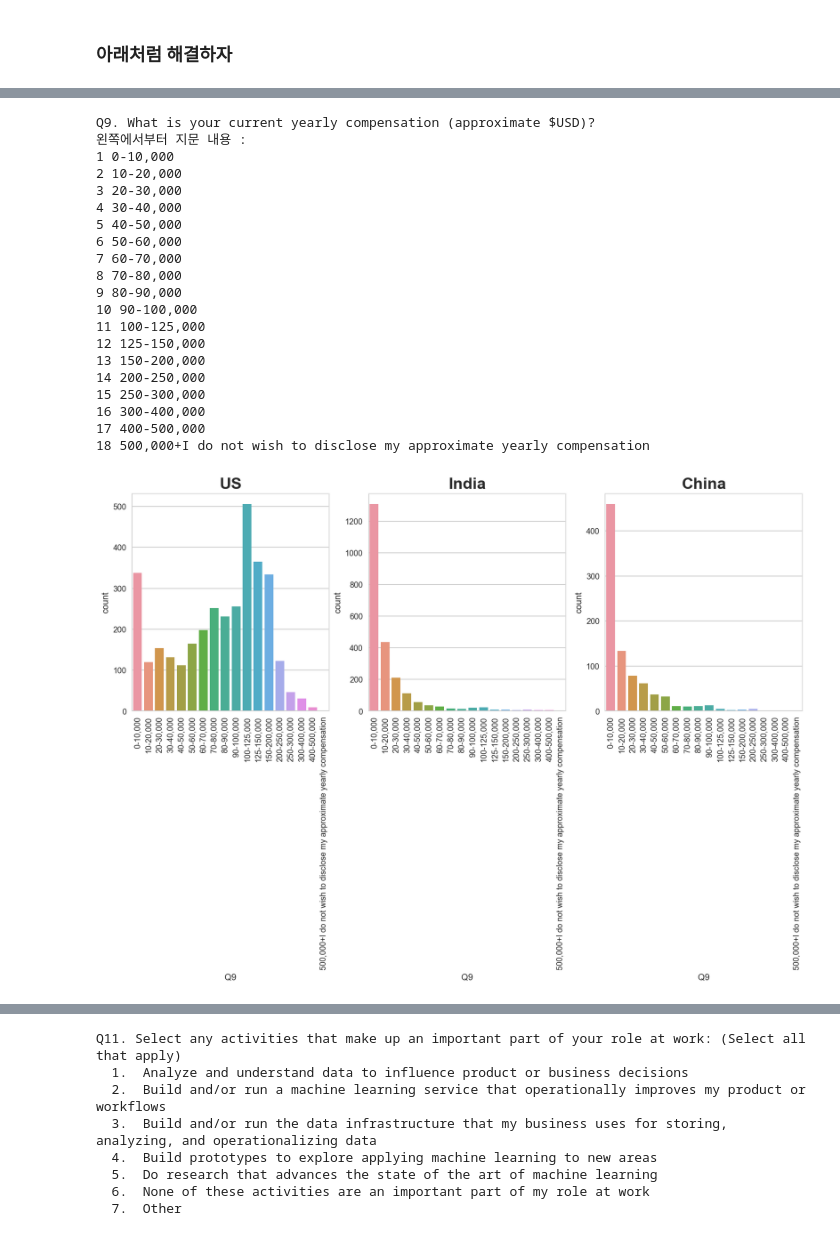
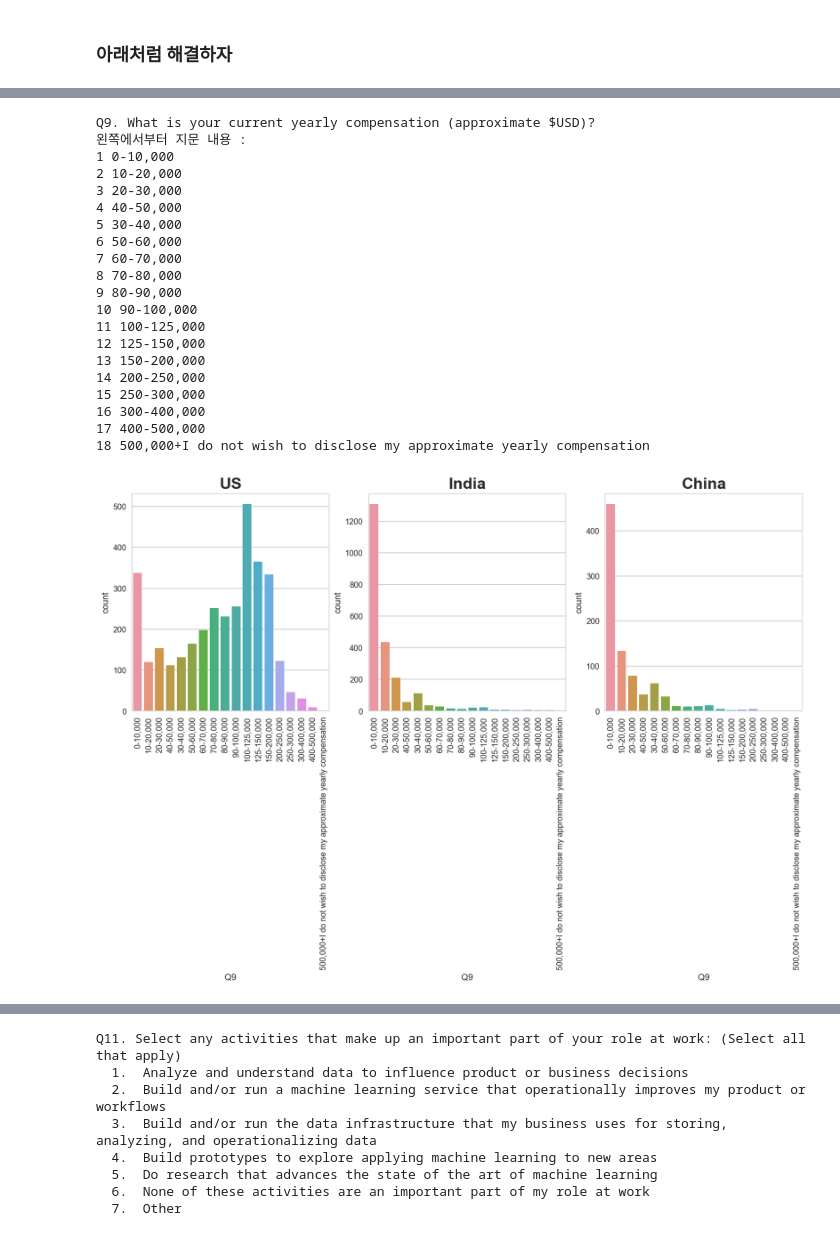
Before and after one commit to DanialDaeHyunNam/2018-Kaggle-ML-And-DS-Survey-Challenge, a Jupyter notebook: Danial/basic_preprocessing.ipynb, the cells around one changed output, grey strips where cells are left out. Drawn from its saved outputs; the diff is of its cells as text; code cells hidden in the pictures.

```diff
--- a/Danial/basic_preprocessing.ipynb
+++ b/Danial/basic_preprocessing.ipynb
@@ -696,26 +701,26 @@ order = [
     'I do not wish to disclose my approximate yearly compensation'
 ]
 # %%
-ks.draw_plot(9, dfs_ = dfs, order=order)
+ks.draw_plot(9, dfs_ = dfs, order=order, is_rewrite_order=True)
 # %% [output]
 Q9. What is your current yearly compensation (approximate $USD)?
 왼쪽에서부터 지문 내용 :
 1 0-10,000
 2 10-20,000
 3 20-30,000
-4 30-40,000
-5 40-50,000
+4 40-50,000
+5 30-40,000
 6 50-60,000
 7 60-70,000
 8 70-80,000
 9 80-90,000
 10 90-100,000
 11 100-125,000
 12 125-150,000
 13 150-200,000
 14 200-250,000
 15 250-300,000
 16 300-400,000
 17 400-500,000
 18 500,000+I do not wish to disclose my approximate yearly compensation
-[figure, old version]
+[figure, new version]
```
Also changed, not shown: parts of 2 cells of this notebook, 2 other files.
